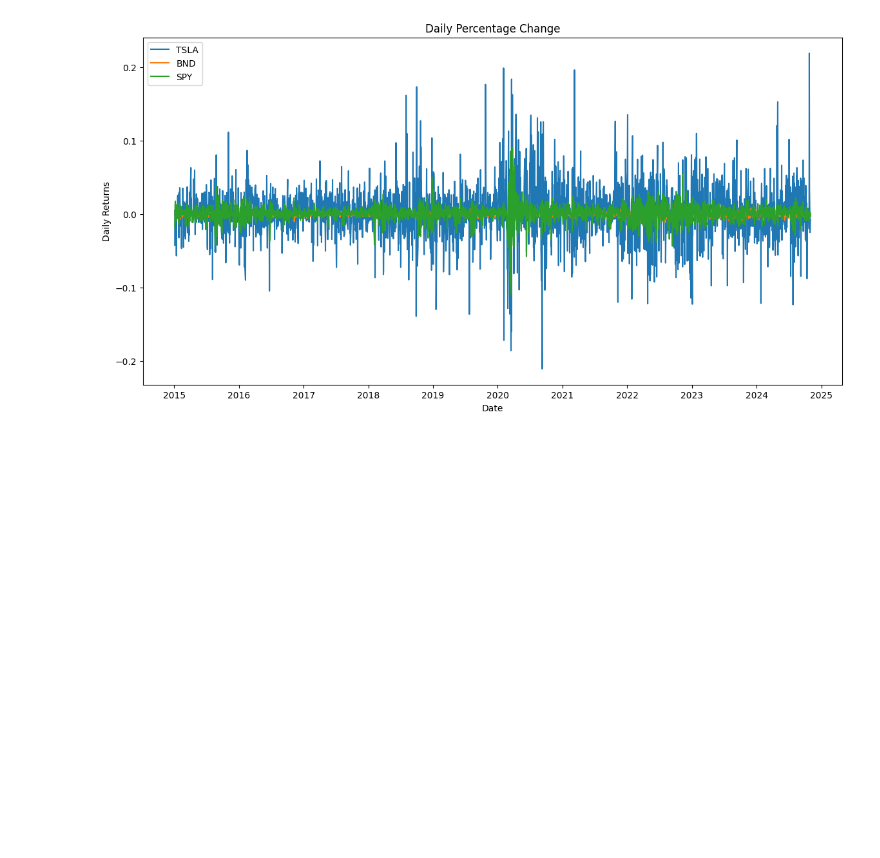
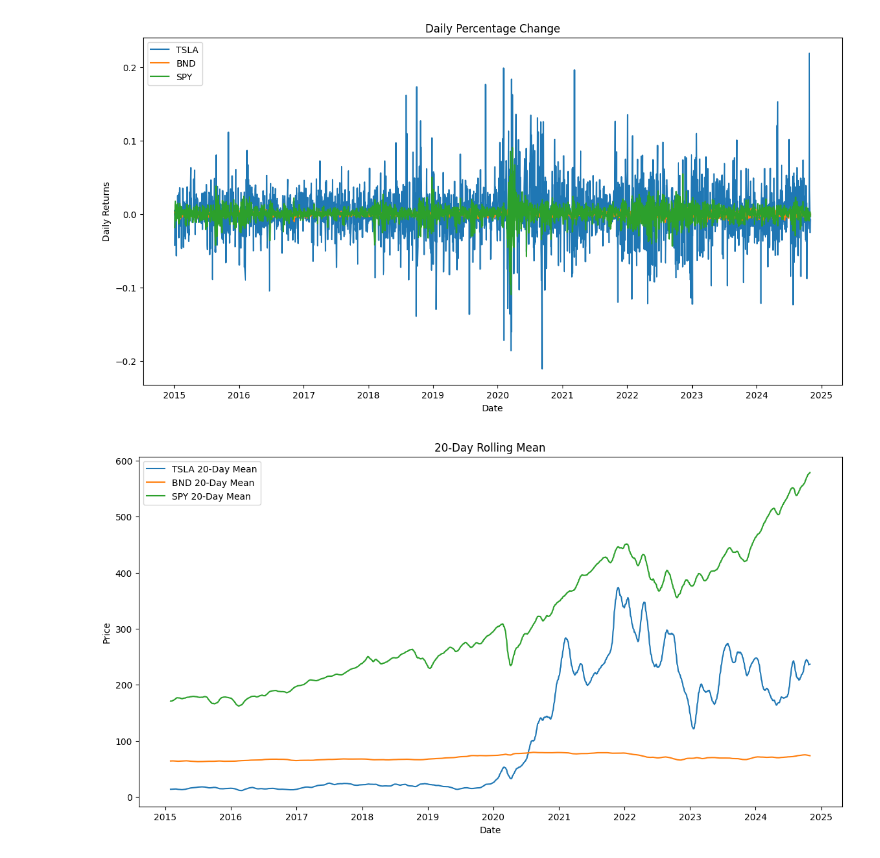
Before and after one commit to fro-su/GMF_Investments, a Jupyter notebook: notebooks/Preprocess_and_Explore_the_Data.ipynb, the cells around one changed output. Saved outputs shown, nothing was run; the diff lists cells and outputs as text; code cells hidden in the pictures; blank space fills up the shorter version.

Commit message:
Plot Rolling analysis

```diff
--- a/notebooks/Preprocess_and_Explore_the_Data.ipynb
+++ b/notebooks/Preprocess_and_Explore_the_Data.ipynb
@@ -105,3 +105,19 @@ plt.legend()
 plt.show()
 # %% [output]
 [figure]
+# %%
+# Rolling analysis (e.g., 20-day rolling mean and standard deviation)
+rolling_mean = close_prices.rolling(window=20).mean()
+rolling_std = close_prices.rolling(window=20).std()
+
+
+plt.figure(figsize=(14, 7))
+for ticker in tickers:
+    plt.plot(rolling_mean.index, rolling_mean[ticker], label=f'{ticker} 20-Day Mean')
+plt.title('20-Day Rolling Mean')
+plt.xlabel('Date')
+plt.ylabel('Price')
+plt.legend()
+plt.show()
+# %% [output]
+[figure, added]
```
